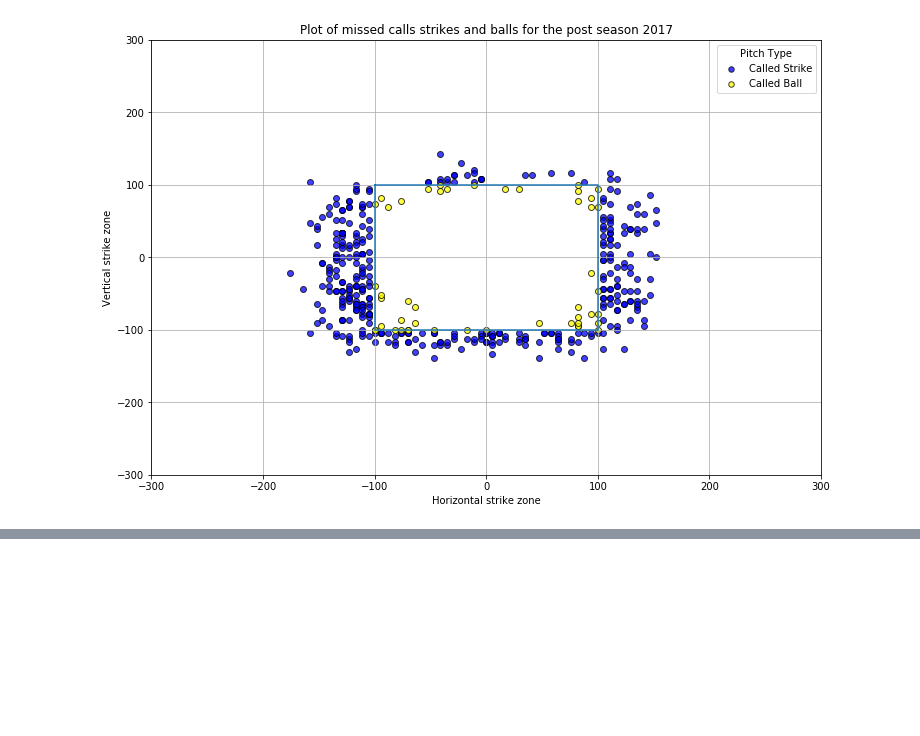
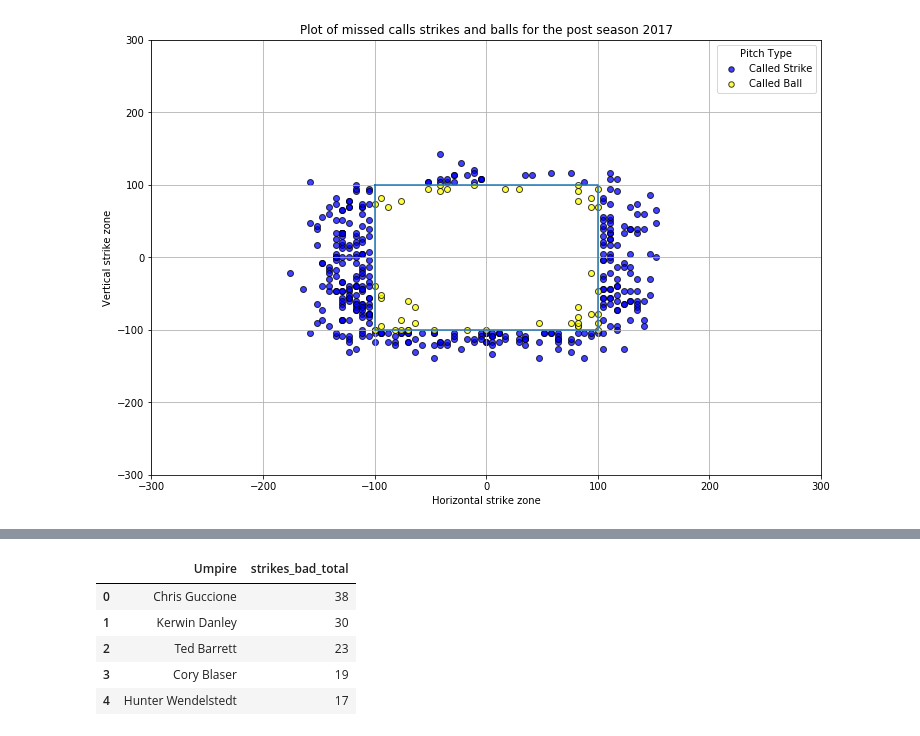
Before and after one commit to ForrestMcDougal/MLB-Postseason-Umpire-Analysis, a Jupyter notebook: Charts.ipynb, the cells around one changed output, grey strips where cells are left out. Saved outputs shown, nothing was run; the diff lists cells and outputs as text; code cells hidden in the pictures; blank space fills up the shorter version.

```diff
--- a/Charts.ipynb
+++ b/Charts.ipynb
@@ -675,3 +675,24 @@ umpire_strikes_bad_PL_BR.head()
+# %%
+# value counts for all the bad calls
+
+umpire_balls_bad = balls_bad['Umpire'].value_counts()
+umpire_balls_bad = umpire_balls_bad.reset_index()
+umpire_balls_bad.columns = ['Umpire', 'balls_bad_total']
+
+
+
+umpire_strikes_bad = strikes_bad['Umpire'].value_counts()
+umpire_strikes_bad = umpire_strikes_bad.reset_index()
+umpire_strikes_bad.columns = ['Umpire', 'strikes_bad_total']
+
+umpire_strikes_bad.head()
+# %% [output]
+|  | Umpire | strikes_bad_total |
+| 0 | Chris Guccione | 38 |
+| 1 | Kerwin Danley | 30 |
+| 2 | Ted Barrett | 23 |
+| 3 | Cory Blaser | 19 |
+| 4 | Hunter Wendelstedt | 17 |
 # %%
 # Merge all of those DF's together on Umpire
 
```
Also changed, not shown: parts of 5 cells of this notebook.
